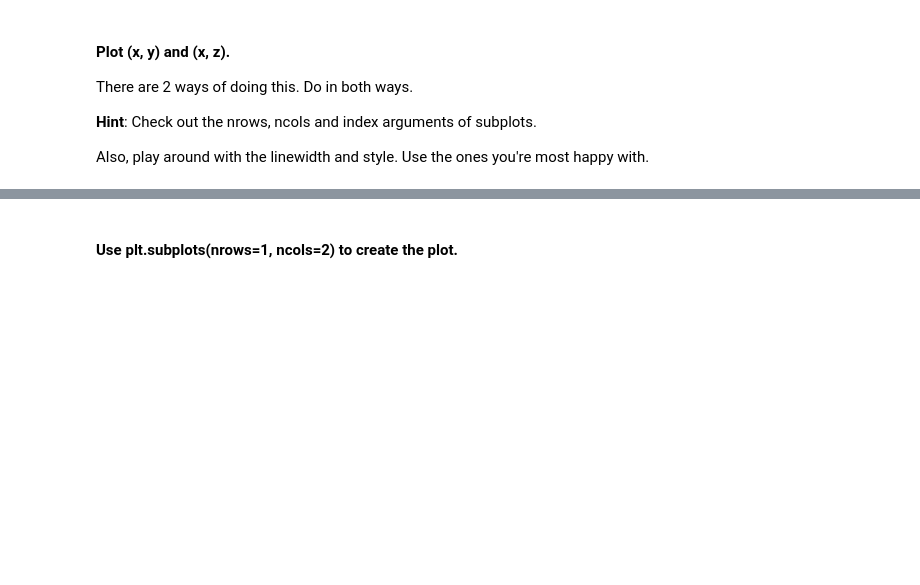
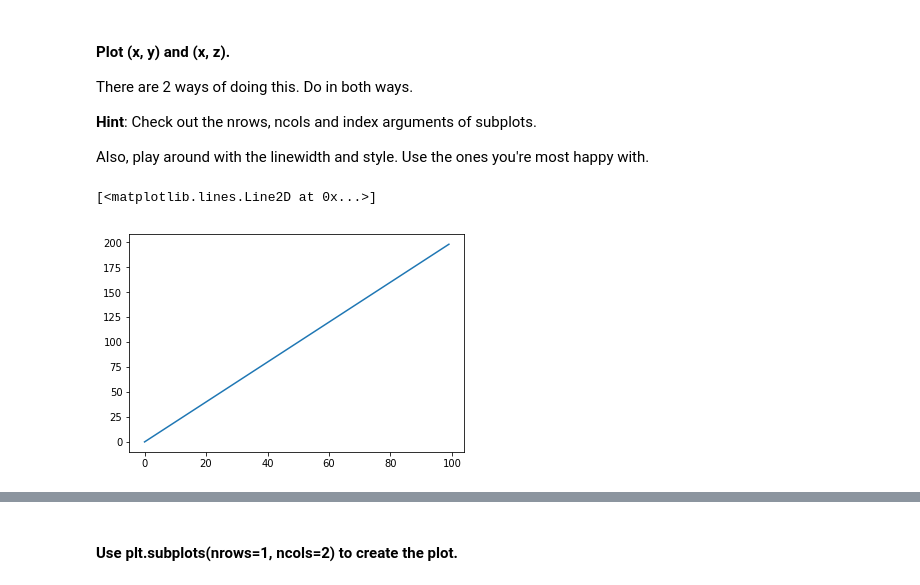
Before and after one commit to ta-datapt-bcn/lab-matplotlib-seaborn, a Jupyter notebook: your-code/main.ipynb, the cells around one changed output, grey strips where cells are left out. Drawn from its saved outputs; the diff is of its cells as text; code cells hidden in the pictures; blank space fills up the shorter version.

Commit message:
[DEC19][HSosa][lab-matplotlib-seaborn]

```diff
--- a/your-code/main.ipynb
+++ b/your-code/main.ipynb
@@ -25,3 +28,7 @@ There are 2 ways of doing this. Do in both ways.
 Also, play around with the linewidth and style. Use the ones you're most happy with.
 # %%
 # Method 1
+plt.plot(x, y)
+# %% [output]
+[<matplotlib.lines.Line2D at 0x...>]
+[figure, added]
```
Also changed, not shown: parts of 11 cells of this notebook, 1 other file.
